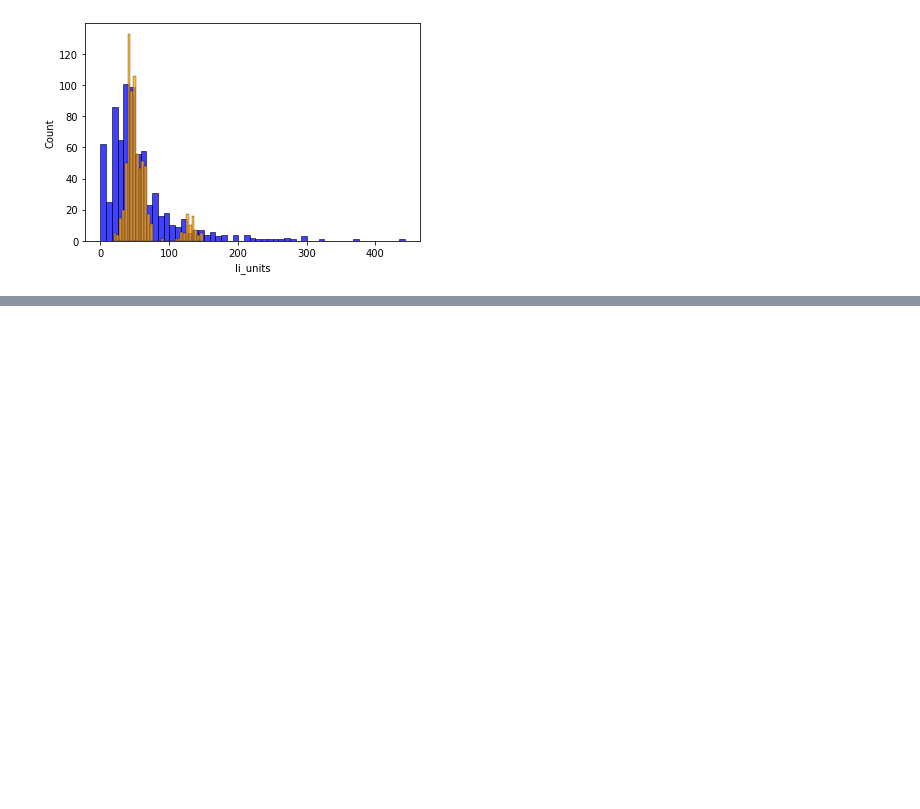
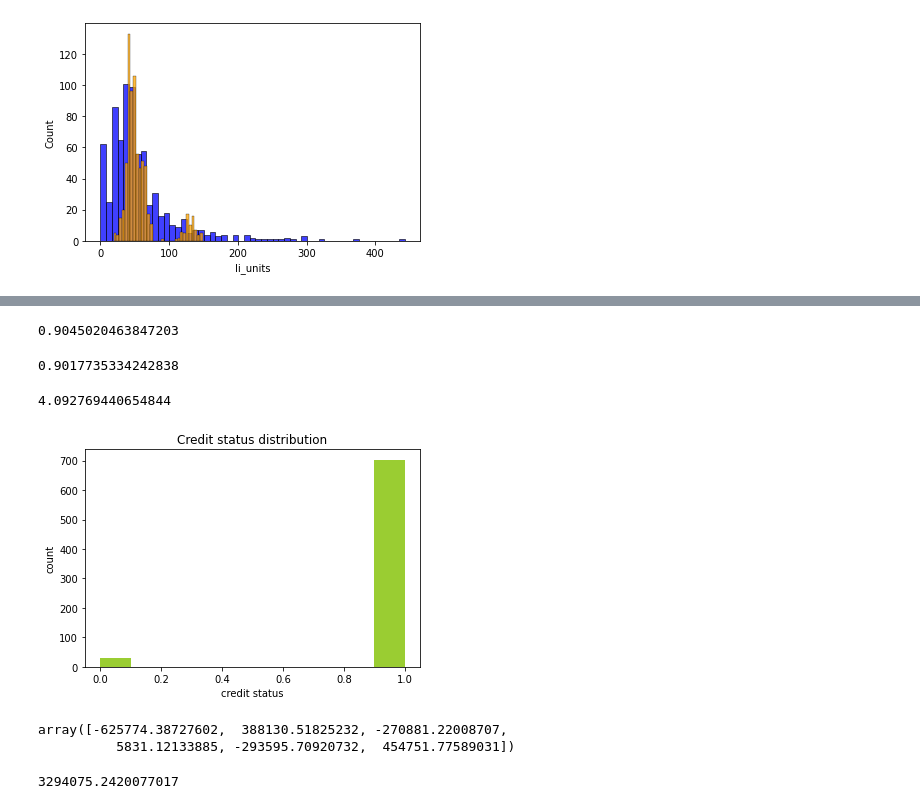
Before and after one commit to pndang/ULI-UCSD-H2H, a Jupyter notebook: LIHTC_analysis/clustering-analysis.ipynb, the cells around one changed output, grey strips where cells are left out. Drawn from its saved outputs; the diff is of its cells as text; code cells hidden in the pictures; blank space fills up the shorter version.

```diff
--- a/LIHTC_analysis/clustering-analysis.ipynb
+++ b/LIHTC_analysis/clustering-analysis.ipynb
@@ -516,0 +700,46 @@ array([ 0.34670054, -0.38835502,  0.87411696, 12.25392933])
+# %%
+# Get accuracy
+
+pred7 = pred7 > 0.5
+np.mean((pred7 == y6))
+# %% [output]
+0.9045020463847203
+# %%
+# Get accuracy if we predict 0 for everything
+np.mean(np.array([0]*X6.shape[0]) == y6)
+# %% [output]
+0.9017735334242838
+# %%
+# Examine credit value distribution
+
+df['credit'] = df['credit'].replace({1:1, 2:1, 3:1, 4:0})
+plt.hist(df['credit'], color='yellowgreen')
+plt.title('Credit status distribution')
+plt.xlabel('credit status')
+plt.ylabel('count');
+
+print((df[df['credit'] == 0].shape[0] / df.shape[0])*100)
+# %% [output]
+4.092769440654844
+[figure, added]
+# %%
+# Put a couple of informative features together
+# Model: allocamt ~ bond + credit + dda + li_units + fmha_538
+
+X8 = df[['bond', 'credit', 'dda', 'li_units', 'fmha_538']]
+X8['bias'] = np.ones(X8.shape[0])
+y8 = df['allocamt']
+
+# ordinary least squares
+ws8 = getCoefs(X8, y8)
+ws8
+# %% [output]
+array([-625774.38727602,  388130.51825232, -270881.22008707,
+          5831.12133885, -293595.70920732,  454751.77589031])
+# %%
+# Get RMSE
+
+pred8 = X8 @ ws8
+getRMSE(y8, pred8)
+# %% [output]
+3294075.2420077017
```
Also changed, not shown: parts of 28 cells of this notebook.
